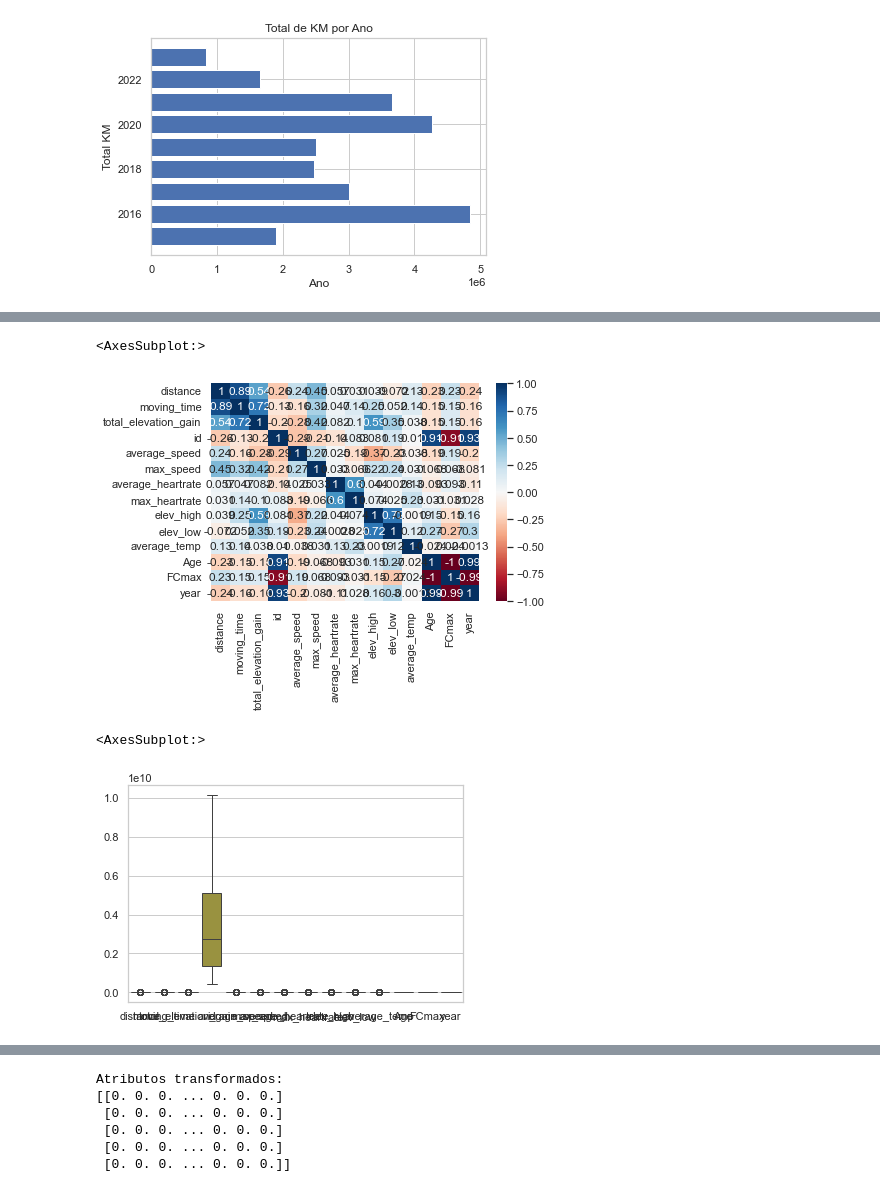
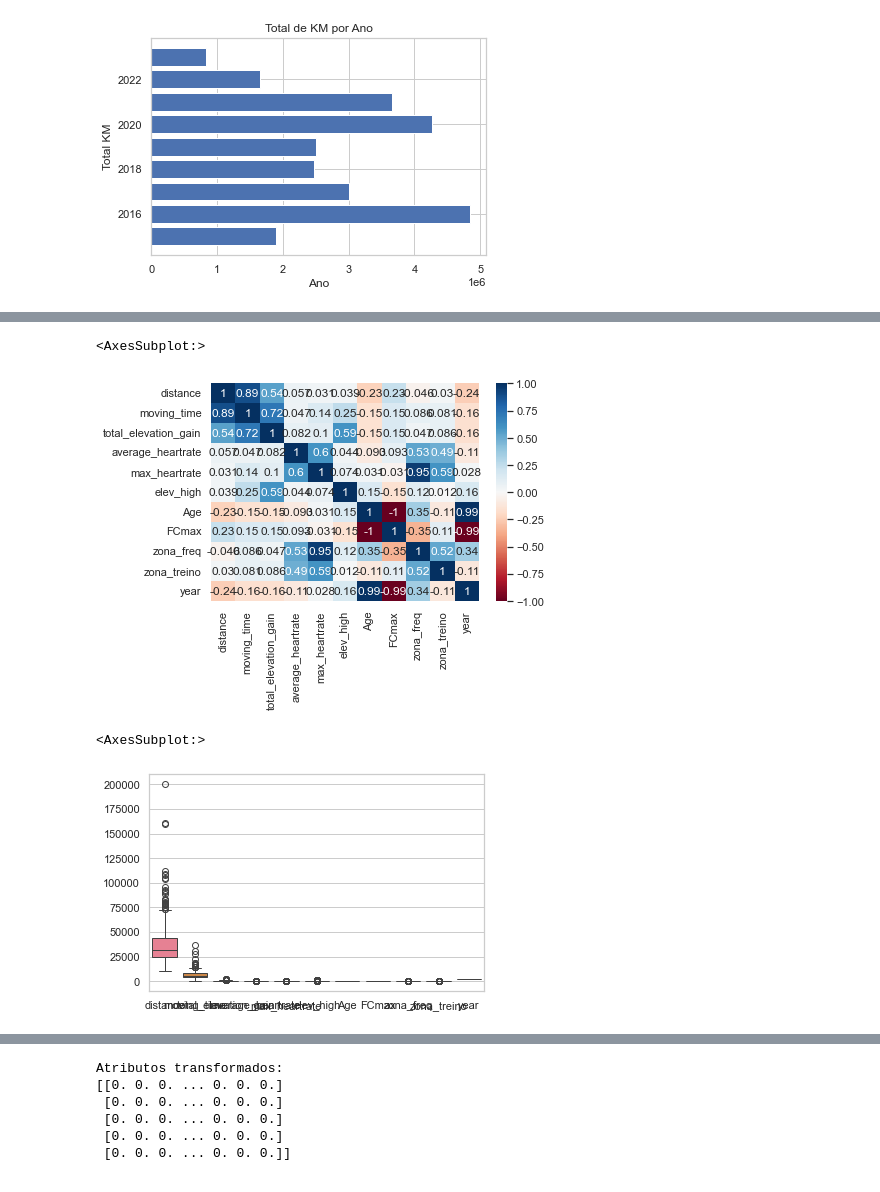
Before and after one commit to tal-rsg/2-MVP, a Jupyter notebook: mvp_analise.ipynb, the cells around one changed output, grey strips where cells are left out. Cells and saved outputs as stored; diff of their text form; code cells hidden in the pictures.

```diff
--- a/mvp_analise.ipynb
+++ b/mvp_analise.ipynb
@@ -274,5 +274,9 @@ ms.matrix(df_ride)
 # %% [markdown]
 Com o objetivo de verificar a relação da frequencia cardiáca com o esforço desenvolvido em relação ao tempo de atividades, a distancia percorrida e o ganho de elevação obtido, verifica-se a distribuição dos valores averga_heartrate.
+# %%
+# criando um novo dataframe para análise considerando somente algumas colunas
+
+df_analise = df_ride.loc[:,['distance','start_date','moving_time','total_elevation_gain','average_heartrate','max_heartrate', 'elev_high']]
 # %%
 # configurando o estilo do gráfico
 sns.set(style="whitegrid")
@@ -294,7 +298,7 @@ Text(0.5, 1.0, 'Boxplot Média Batimentos Cardiacos')
 Segundo as literaturas a frequencia cardiaca de um indivíduo é calculada usando a formula: valor 220 – (Idade) = Frequência Cardíaca Máxima, sendo o mais indicado a realização de exames para se ter mais precisão. No estudo utilizamos a formula acima e criamos um novo atributo no dataframe para auxiliar nas análises.
 # %%
 # convertendo o campo start_date para o tipo data
-df_ride['start_date'] = pd.to_datetime(df['start_date'])
+df_analise['start_date'] = pd.to_datetime(df['start_date'])
 
 # funcao para calcular a idade no periodo da atividade
 def calculate_age(birthdate):
@@ -302,17 +306,17 @@ def calculate_age(birthdate):
     age = birthdate.year - current_date.year - ((current_date.month, current_date.day) < (birthdate.month, birthdate.day))
     return age
 
-# criando a nova coluna com o calculo da idade
-df_ride['Age'] = df_ride['start_date'].apply(calculate_age)
+# criando a nova coluna com o calculo da idade no periodo da atividade
+df_analise['Age'] = df_analise['start_date'].apply(calculate_age)
 
 # função para calcular o Frequencia Cardiaca Maxima (FC max)
 def calc_fcmax(fcmax):
     fc_max = 220 - fcmax
     return fc_max
 
-# criando a nova coluna com o calculo do FC Max
-df_ride['FCmax'] = df_ride['Age'].apply(calc_fcmax)
+# criando a nova coluna com o calculo do FC Max com base na coluna idade
+df_analise['FCmax'] = df_analise['Age'].apply(calc_fcmax)
 
 # visualizando o dataframe com a nova coluna
-df_ride.head()
+df_analise.head()
 # %% [output]
@@ -337,0 +346,22 @@ df_ride.head()
+# %%
+# criando a coluna para faixa da zona de frequência cardiaca
+df_analise['zona_freq'] = ((df_analise['max_heartrate'] / df_analise['FCmax']) ) * 100
+
+# definindo a condição para a coluna zona_treino utilziando com base o valor da coluna zona_freq
+conditions = [
+    (df_analise['zona_freq'] < 70),
+    (df_analise['zona_freq'] >= 70) & (df_analise['zona_freq'] < 75),
+    (df_analise['zona_freq'] >= 75) & (df_analise['zona_freq'] < 85),
+    (df_analise['zona_freq'] >= 85) & (df_analise['zona_freq'] < 95),
+    (df_analise['zona_freq'] >= 95)
+]
+
+# definindo o valor de correspondencia para a condição
+labels = ['1', '2', '3', '4', '5']
+
+# criando a coluna zona_treino com base nas condições
+df_analise['zona_treino'] = np.select(conditions, labels, default='0').astype('int64')
+
+
+# Display the DataFrame with the new column
+df_analise.describe()
@@ -370,8 +429,8 @@ Text(0.5, 1.0, 'Elevação x Maximo Batimentos Cardíacos')
 [figure]
 # %%
 # sumarizando a distancia por ano
-df_ride['year'] = pd.to_datetime(df_ride['start_date']).dt.year  # Extract the year
-result = df_ride.groupby('year')['distance'].sum().reset_index(name='totalKm')
+df_analise['year'] = pd.to_datetime(df_analise['start_date']).dt.year  # Extract the year
+result = df_analise.groupby('year')['distance'].sum().reset_index(name='totalKm')
 
 # grafico distancia ano
 
@@ -393,14 +452,14 @@ sns.pairplot(df_ride, hue = "average_heartrate")
 # %%
 # gráfico de correlação com Seaborn
-sns.heatmap(df_ride.corr(), annot=True, cmap='RdBu', vmin=-1, vmax=1)
+sns.heatmap(df_analise.corr(), annot=True, cmap='RdBu', vmin=-1, vmax=1)
 # %% [output]
 <AxesSubplot:>
-[figure, old version]
+[figure, new version]
 # %%
 # boxplot com Seaborn
-sns.boxplot(data = df_ride)
+sns.boxplot(data = df_analise)
 # %% [output]
 <AxesSubplot:>
-[figure, old version]
+[figure, new version]
 # %%
 # separando o array em componentes de input e output
```
Also changed, not shown: parts of 16 cells of this notebook.
